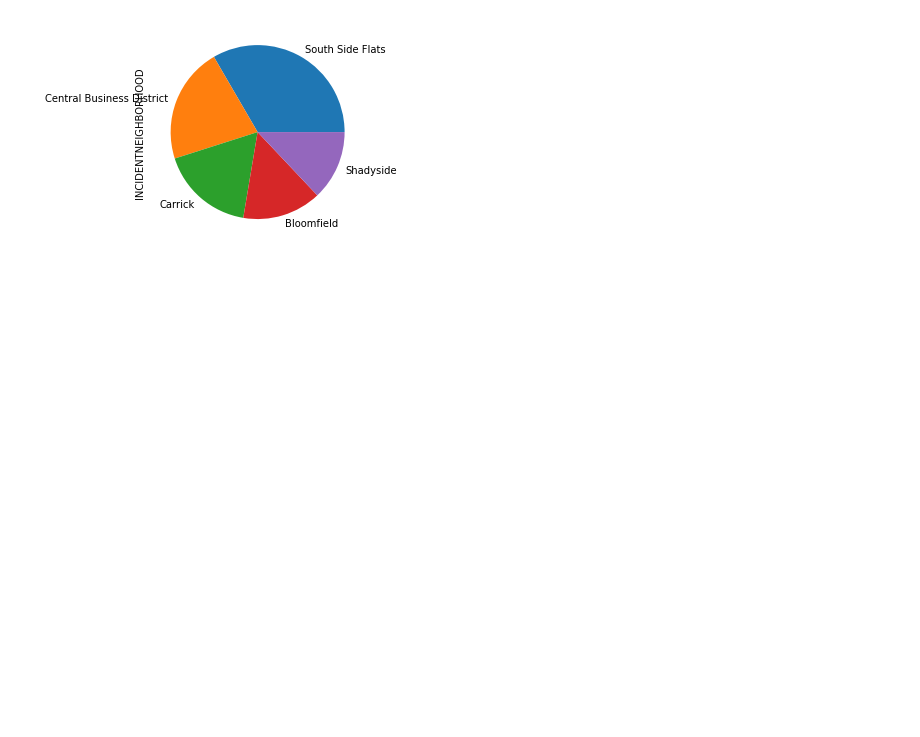
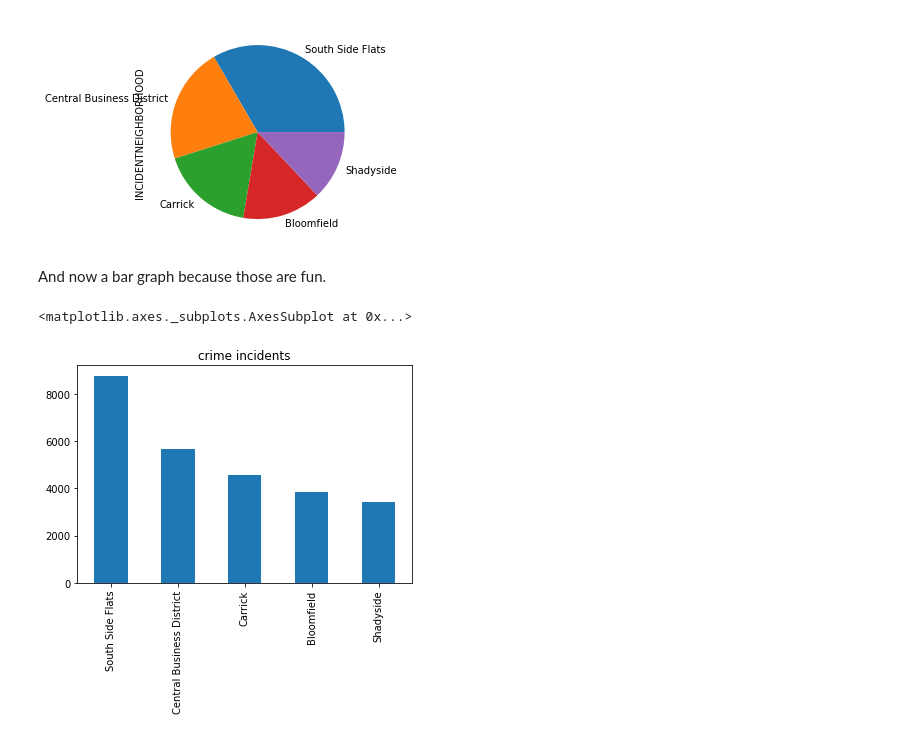
Before and after one commit to JhanviSharma27/Neighborhood-Navigators, a Jupyter notebook: Final.ipynb, the cells around one changed output. Cells and saved outputs as stored; diff of their text form; code cells hidden in the pictures; blank space fills up the shorter version.

```diff
--- a/Final.ipynb
+++ b/Final.ipynb
@@ -174,3 +174,10 @@ top_five.plot.pie(subplots=False, figsize=(8, 4))
 # %% [output]
 <matplotlib.axes._subplots.AxesSubplot at 0x...>
 [figure]
+# %% [markdown]
+And now a bar graph because those are fun.
+# %%
+top_five.plot.bar(stacked=True, title="crime incidents")
+# %% [output]
+<matplotlib.axes._subplots.AxesSubplot at 0x...>
+[figure, added]
```
Also changed, not shown: parts of 4 cells of this notebook.
